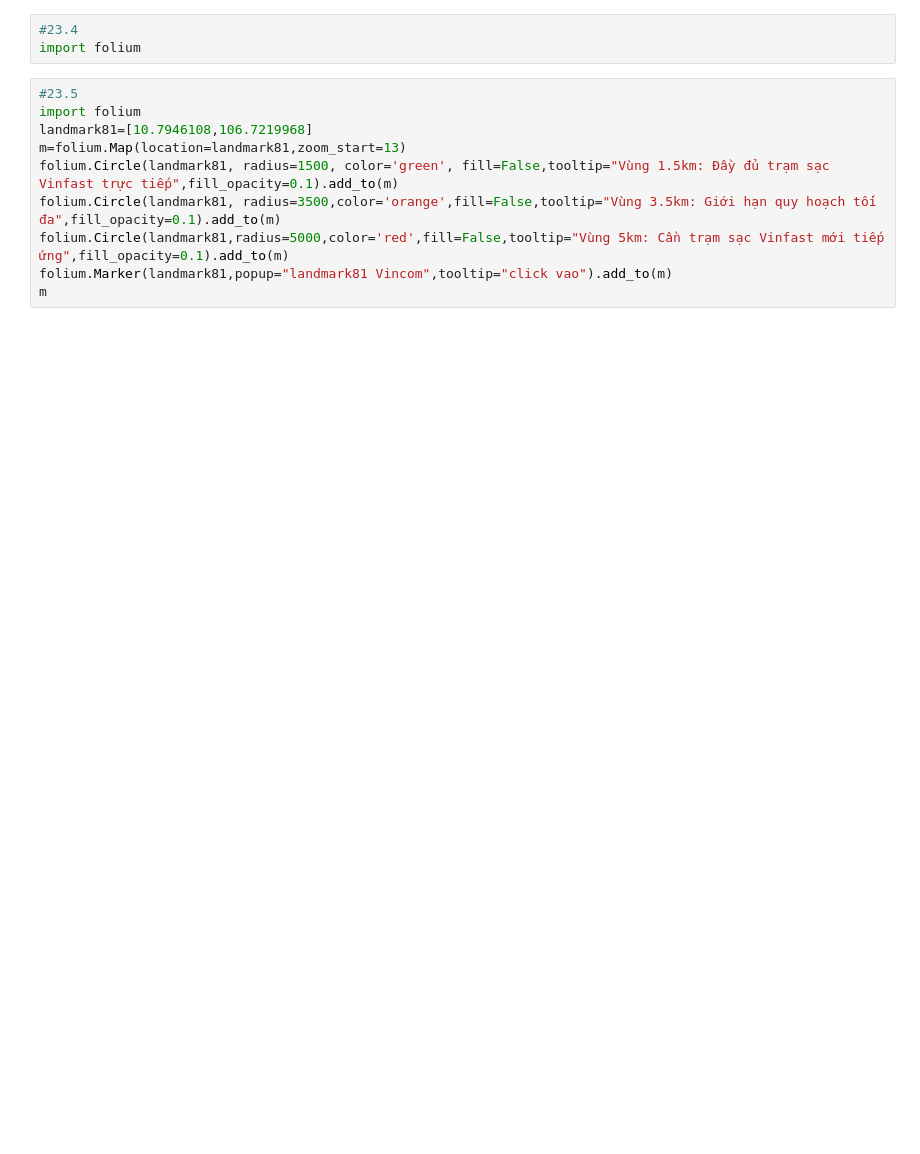
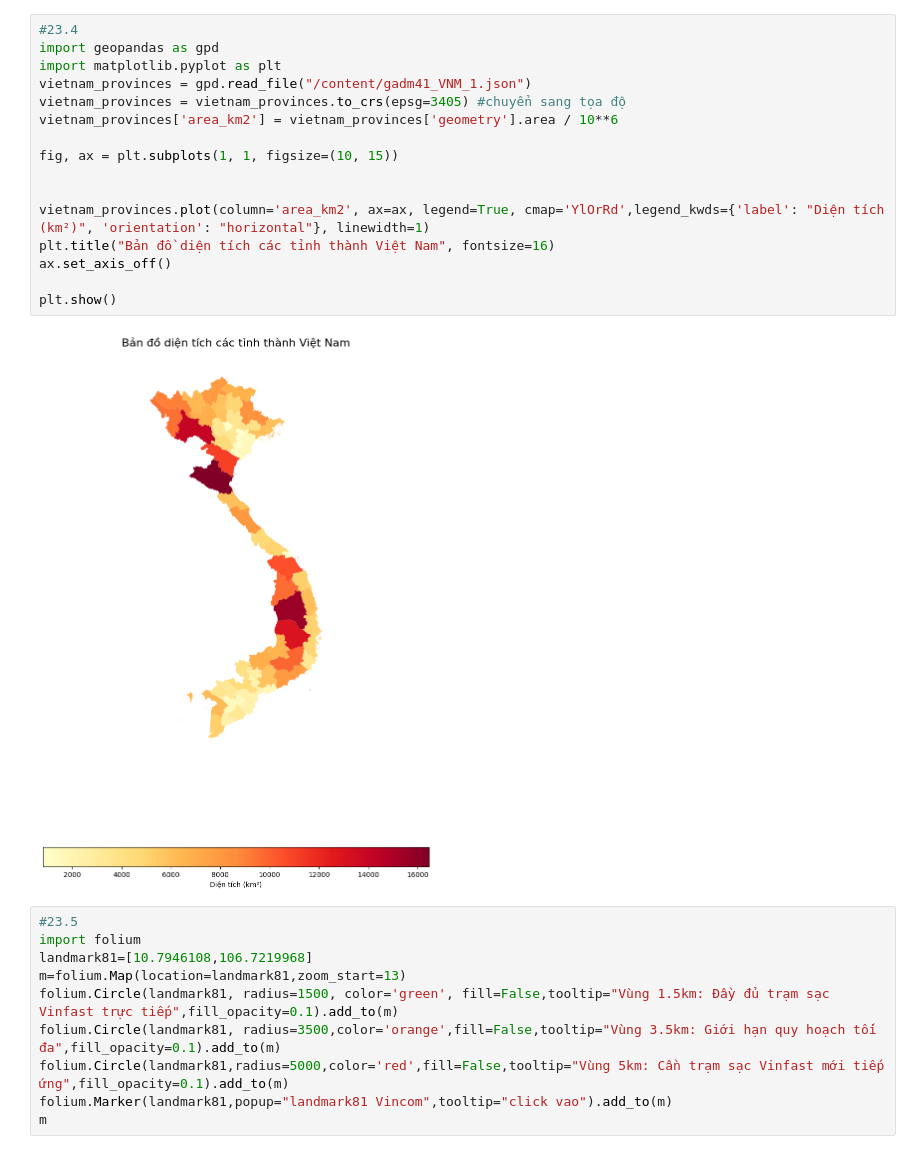
Before and after one commit to setdaygamer12/Nguy-n-c-Minh-, a Jupyter notebook: baitapAI.ipynb, the cells around one changed output. Saved outputs shown, nothing was run; the diff lists cells and outputs as text; blank space fills up the shorter version.

```diff
--- a/baitapAI.ipynb
+++ b/baitapAI.ipynb
@@ -63,9 +86,24 @@ folium.Marker([10.8278036,106.6769222],popup="Khu vực có khoảng 676.899 dâ
 m
 # %% [output]
 [interactive output not drawn]
-# %%
-#23.4
-import folium
+# %%
+#23.4
+import geopandas as gpd
+import matplotlib.pyplot as plt
+vietnam_provinces = gpd.read_file("/content/gadm41_VNM_1.json")
+vietnam_provinces = vietnam_provinces.to_crs(epsg=3405) #chuyển sang tọa độ
+vietnam_provinces['area_km2'] = vietnam_provinces['geometry'].area / 10**6
+
+fig, ax = plt.subplots(1, 1, figsize=(10, 15))
+
+
+vietnam_provinces.plot(column='area_km2', ax=ax, legend=True, cmap='YlOrRd',legend_kwds={'label': "Diện tích (km²)", 'orientation': "horizontal"}, linewidth=1)
+plt.title("Bản đồ diện tích các tỉnh thành Việt Nam", fontsize=16)
+ax.set_axis_off()
+
+plt.show()
+# %% [output]
+[figure, added]
 # %%
 #23.5
 import folium
```
Also changed, not shown: parts of 14 cells of this notebook.
